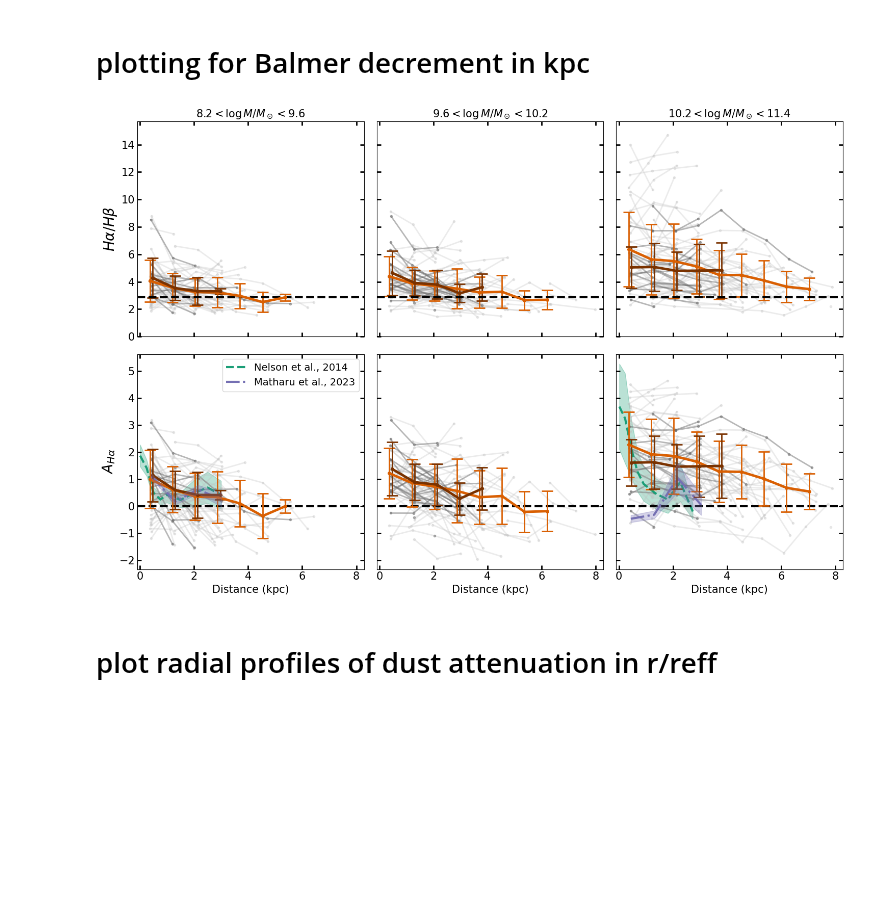
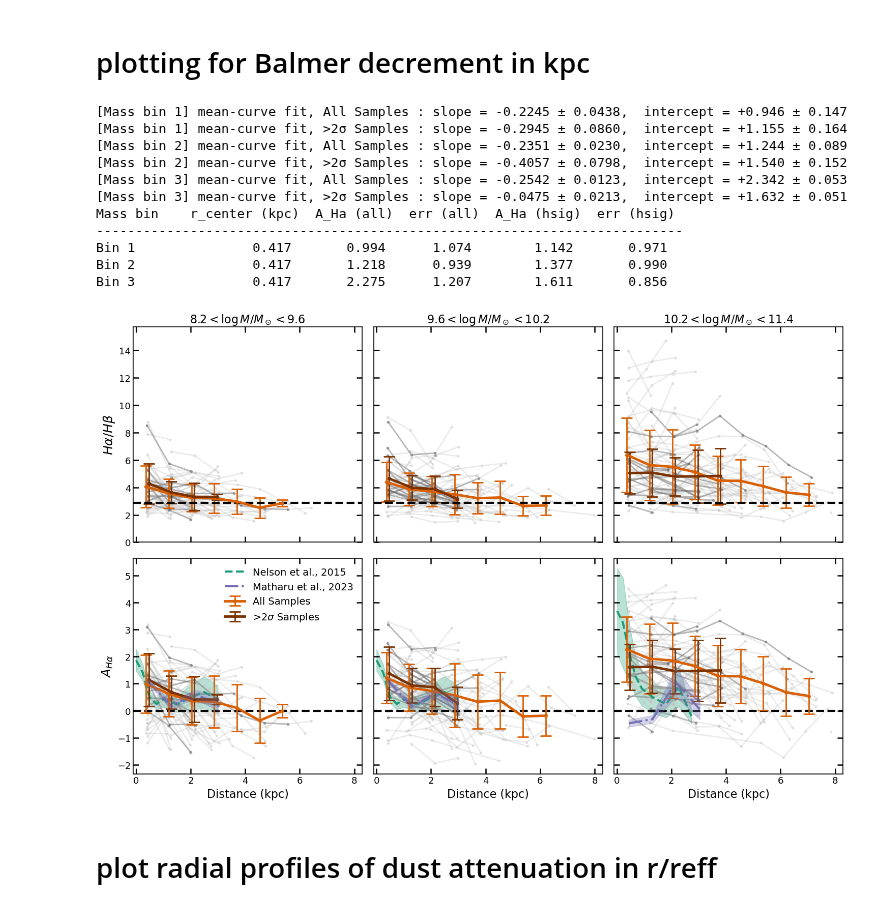
Before and after one commit to 2003cy/Balmer-Decrement-CLEAR, a Jupyter notebook: analysis.ipynb, the cells around one changed output. Drawn from its saved outputs; the diff is of its cells as text; code cells hidden in the pictures; blank space fills up the shorter version.

```diff
--- a/analysis.ipynb
+++ b/analysis.ipynb
@@ -526,7 +588,6 @@ Median Redshift: 1.06
 # %% [markdown]
 # plotting for Balmer decrement in kpc
 # %%
-plt.rcParams.update({'font.size': 15})
 fig, axes = plt.subplots(2, 3, figsize=(15, 10), sharex=True, sharey='row')  # 2 rows, 3 columns with shared axes
 r_lim = 3*median_reff_kpc
 #r_lim = 12
@@ -535,8 +596,6 @@ r_lim = 3*median_reff_kpc
 for i in range(3):
     ax_top = axes[0, i]  # Top row positions: (0,0), (0,1), (0,2)
     ax_bottom = axes[1, i]  # Bottom row positions: (1,0), (1,1), (1,2)
-    ax_top.tick_params(direction='in', which='both', top=True, right=True, width=2, length=6, labelsize=15)
-    ax_bottom.tick_params(direction='in', which='both', top=True, right=True, width=2, length=6, labelsize=15)  # Set tick width and length
 
     for r, bd, alphas in zip(r_kpc_lis[i], balmer_kpc_all[i],alpha_values[i]):
         # line
@@ -569,9 +628,9 @@ for i in range(3):
     ax_top.axhline(2.86, 0, 7, linestyle='--', color='black',linewidth=3)
     ax_top.set_xlim(-0.1, r_lim)
     ax_top.set_ylim(0, 15.7)
-    ax_top.set_title(bin_label_m[i], fontsize=15)
+    ax_top.set_title(bin_label_m[i])
     if i == 0:
-        ax_top.set_ylabel(r'$H\alpha/H\beta$', fontsize=20)
+        ax_top.set_ylabel(r'$H\alpha/H\beta$', fontsize=18)
 
 #------------------ bottom row plot attenuation curve + individual profiles------------------
     for r, bd, alphas in zip(r_kpc_lis[i], balmer_kpc_all[i],alpha_values[i]):
@@ -588,7 +647,7 @@ for i in range(3):
 
 # ----------------- Literature data -----------------
     # 3D-HST data
-    r_theo1, balmer_theo1, balmer_err_theo1 = hst3d_result(['middle',None ,'high'][i])
+    r_theo1, balmer_theo1, balmer_err_theo1 = hst3d_result(['middle','middle' ,'high'][i])
     balmer_theo1 = calculate_attenuation_from_ratio(balmer_theo1)
     balmer_err_theo1 = calculate_attenuation_err(balmer_err_theo1)
     if i == 0:
@@ -596,54 +655,100 @@ for i in range(3):
     else:
         index = i
     ax_bottom.plot(r_theo1, balmer_theo1, marker=None, linestyle='--', linewidth=3,
-                color=color1, label='Nelson et al., 2014')#f'3D-HST\nz~1.4\n{hst3d_label[index]}')
+                color=color1, label='Nelson et al., 2015' if i==0 else None)#f'3D-HST\nz~1.4\n{hst3d_label[index]}')
     ax_bottom.fill_between(r_theo1,
                         balmer_theo1 - balmer_err_theo1,
                         balmer_theo1 + balmer_err_theo1,
                         color=color1, alpha=0.3)
 
     # JWST data
-    r_theo2, balmer_theo2, balmer_err_theo2 = jwst_result(['middle', None, 'high'][i])
+    r_theo2, balmer_theo2, balmer_err_theo2 = jwst_result(['middle', 'middle', 'high'][i])
     balmer_theo2     = calculate_attenuation(balmer_theo2)
     balmer_err_theo2 = calculate_attenuation_err(balmer_err_theo2)
     ax_bottom.plot(r_theo2, balmer_theo2, marker=None, linestyle='-.',
                 color=color3, linewidth=3,
-                label='Matharu et al., 2023')#f'JWST\nz:[1.0,1.7]\n{jwst_label[index]}')
+                label='Matharu et al., 2023' if i==0 else None)#f'JWST\nz:[1.0,1.7]\n{jwst_label[index]}')
     ax_bottom.fill_between(r_theo2,
                         balmer_theo2 - balmer_err_theo2,
                         balmer_theo2 + balmer_err_theo2,
                         color=color3, alpha=0.3,zorder=1000)
 
     if i==0:
-        ax_bottom.set_ylabel(r'$A_{H\alpha}$', fontsize=20)
-        ax_bottom.legend(fontsize=14, loc='upper right')
+        ax_bottom.set_ylabel(r'$A_{H\alpha}$', fontsize=18)
     ax_bottom.axhline(0, linestyle='--', color='black',linewidth=3)
     # Only add x-axis label to bottom row middle column
-    ax_bottom.set_xlabel('Distance (kpc)',fontsize=15)
+    ax_bottom.set_xlabel('Distance (kpc)')
     ax_bottom.set_xlim(-0.1, r_lim+0.2)
     #ax_bottom.set_ylim(-1.43, 5)
 
 
+    # ── linear fit A_Hα vs distance (text put into the legend, no fit curve drawn) ──
+    def _lin_fit(x, y, yerr=None):
+        x = np.asarray(x, dtype=float); y = np.asarray(y, dtype=float)
+        mask = np.isfinite(x) & np.isfinite(y)
+        if mask.sum() < 2:
+            return np.nan, np.nan, np.nan, np.nan
+        coeffs, cov = np.polyfit(x[mask], y[mask], 1, cov=True)
+        return coeffs[0], np.sqrt(cov[0, 0]), coeffs[1], np.sqrt(cov[1, 1])
+
+    y_all    = calculate_attenuation_from_ratio(np.asarray(bd_kpc_lis[i]))
+    yerr_all = calculate_attenuation_err_from_ratio(np.asarray(bd_kpc_lis[i]), np.asarray(std_kpc_lis[i]))
+    s_a, se_a, b_a, be_a = _lin_fit(r_bin_kpc_lis, y_all, yerr_all)
+
+    y_hs     = calculate_attenuation_from_ratio(np.asarray(bd_kpc_lis_hsigma[i]))
+    yerr_hs  = calculate_attenuation_err_from_ratio(np.asarray(bd_kpc_lis_hsigma[i]), np.asarray(std_kpc_lis_hsigma[i]))
+    s_h, se_h, b_h, be_h = _lin_fit(r_bin_kpc_lis, y_hs, yerr_hs)
+
+    # print fit results (not drawn on plot)
+    print(f'[Mass bin {i+1}] mean-curve fit, All Samples : slope = {s_a:+.4f} ± {se_a:.4f},  intercept = {b_a:+.3f} ± {be_a:.3f}')
+    print(f'[Mass bin {i+1}] mean-curve fit, >2σ Samples : slope = {s_h:+.4f} ± {se_h:.4f},  intercept = {b_h:+.3f} ± {be_h:.3f}')
+
+
     ax_bottom.errorbar(r_bin_kpc_lis-0.05, calculate_attenuation_from_ratio(bd_kpc_lis[i]),
                     yerr=calculate_attenuation_err_from_ratio(bd_kpc_lis[i], std_kpc_lis[i]),
-                    #xerr= std_r_values,
                     fmt='-', color=color2, alpha=1,
                     linewidth=3.5, marker='o', markersize=4,
-                    elinewidth=2,capsize=8,capthick=2)
+                    elinewidth=2,capsize=8,capthick=2,
+                    label='All Samples' if i==0 else None)
 
     ax_bottom.errorbar(r_bin_kpc_lis+0.05, calculate_attenuation_from_ratio(bd_kpc_lis_hsigma[i]),
                     yerr=calculate_attenuation_err_from_ratio(bd_kpc_lis_hsigma[i], std_kpc_lis_hsigma[i]),
-                    #xerr= std_r_values,
                     fmt='-', color=color4, alpha=1,
                     linewidth=3.5, marker='o', markersize=4,
-                    elinewidth=2,capsize=8,capthick=2)
+                    elinewidth=2,capsize=8,capthick=2,
+                    label=r'>2$\sigma$ Samples' if i==0 else None)
+
+    if i == 0:
+        ax_bottom.legend(loc='upper right', fontsize=14, frameon=False)
+
+# ── print first radial bin value and error for each mass bin ─────────────────
+print(f"{'Mass bin':10s}  {'r_center (kpc)':>14}  {'A_Ha (all)':>10}  {'err (all)':>9}  {'A_Ha (hsig)':>11}  {'err (hsig)':>10}")
+print('-' * 75)
+for i in range(3):
+    r0   = r_bin_kpc_lis[0]
+    a0   = calculate_attenuation_from_ratio(bd_kpc_lis[i][0])
+    e0   = calculate_attenuation_err_from_ratio(bd_kpc_lis[i][0], std_kpc_lis[i][0])
+    a0hs = calculate_attenuation_from_ratio(bd_kpc_lis_hsigma[i][0])
+    e0hs = calculate_attenuation_err_from_ratio(bd_kpc_lis_hsigma[i][0], std_kpc_lis_hsigma[i][0])
+    print(f"Bin {i+1}      {r0:>14.3f}  {a0:>10.3f}  {e0:>9.3f}  {a0hs:>11.3f}  {e0hs:>10.3f}")
 
 # ============================== Final adjustments and saving ==============================
 plt.tight_layout()  # Increase layout spacing
-plt.savefig('output/kpc.png', dpi=300, bbox_inches='tight')
+plt.savefig('output/kpc.png')
 plt.show()
 # %% [output]
+[Mass bin 1] mean-curve fit, All Samples : slope = -0.2245 ± 0.0438,  intercept = +0.946 ± 0.147
+[Mass bin 1] mean-curve fit, >2σ Samples : slope = -0.2945 ± 0.0860,  intercept = +1.155 ± 0.164
+[Mass bin 2] mean-curve fit, All Samples : slope = -0.2351 ± 0.0230,  intercept = +1.244 ± 0.089
+[Mass bin 2] mean-curve fit, >2σ Samples : slope = -0.4057 ± 0.0798,  intercept = +1.540 ± 0.152
+[Mass bin 3] mean-curve fit, All Samples : slope = -0.2542 ± 0.0123,  intercept = +2.342 ± 0.053
+[Mass bin 3] mean-curve fit, >2σ Samples : slope = -0.0475 ± 0.0213,  intercept = +1.632 ± 0.051
+Mass bin    r_center (kpc)  A_Ha (all)  err (all)  A_Ha (hsig)  err (hsig)
+---------------------------------------------------------------------------
+Bin 1               0.417       0.994      1.074        1.142       0.971
+Bin 2               0.417       1.218      0.939        1.377       0.990
+Bin 3               0.417       2.275      1.207        1.611       0.856
-[figure, old version]
+[figure, new version]
 # %% [markdown]
 # plot radial profiles of dust attenuation in r/reff
 # %%
```
Also changed, not shown: parts of 5 cells of this notebook, 10 other files.
